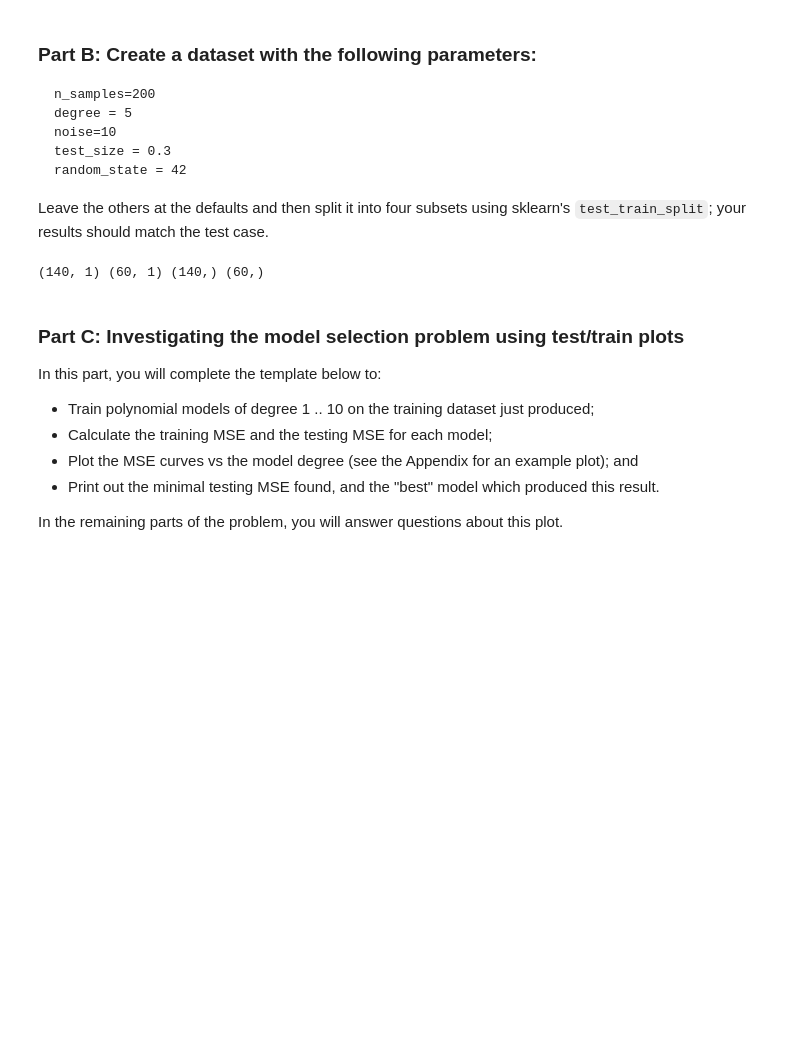
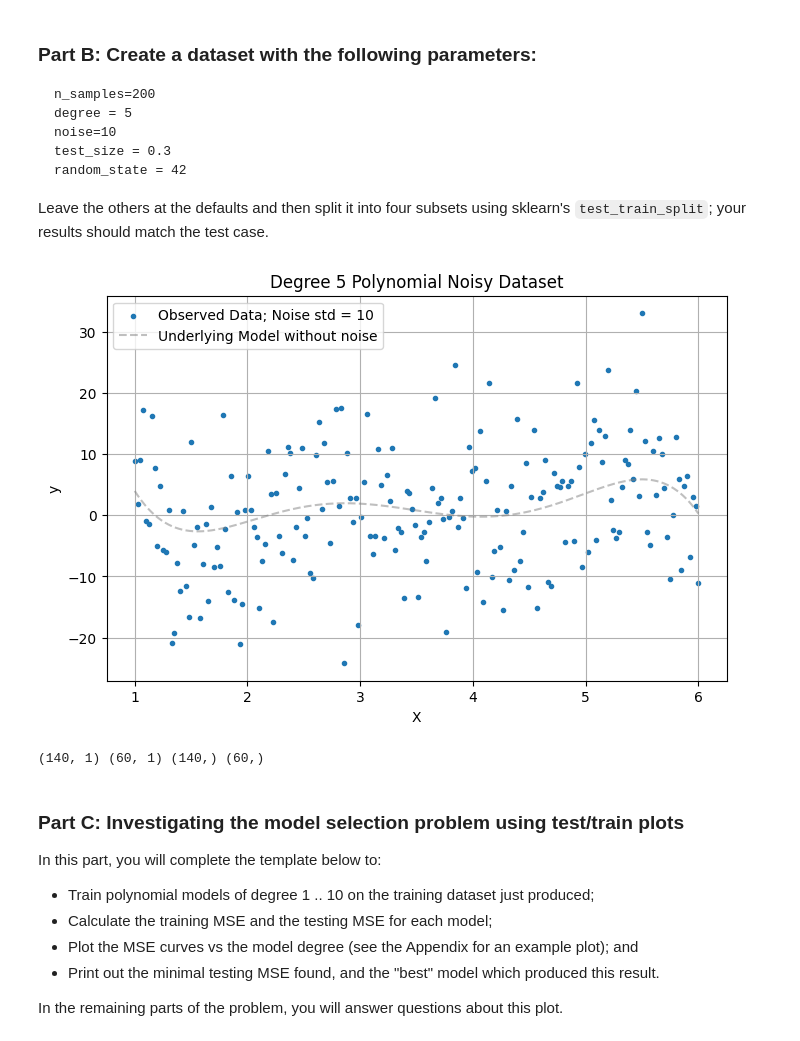
Before and after one commit to SergeyNelyapenkoBU/Module-3-Assignments, a Jupyter notebook: Homework_03.ipynb, the cells around one changed output. Drawn from its saved outputs; the diff is of its cells as text; code cells hidden in the pictures; blank space fills up the shorter version.

```diff
--- a/Homework_03.ipynb
+++ b/Homework_03.ipynb
@@ -120,16 +120,34 @@ sklearn's `test_train_split`; your results should match the test case.
 # %%
 
 # Your code here
+n_samples = 200
+degree = 5
+noise = 10
+test_size=0.3
+
+# Playing with parameters:
+# ------------------------------------------------------------------------
+# - `n_samples`:  Try 10, 20, 50, 100, 200, 500, 1000
+# - `noise`: Try 0, 5, 10, 20, 50, 100, 500, 1000
+# - `random_state`: None           (then you can try multiple times with the same parameter choices)
+# ------------------------------------------------------------------------
+# To be commented out before submission:
+# random_state = None
+# n_samples = 1000
+# noise = 100
+# end of playing with parameters block
+# ------------------------------------------------------------------------
 
 # Generate
-X, y = make_poly_model(n_samples=200, degree=5, noise=10, random_state=random_state)
+X, y = make_poly_model(n_samples=n_samples, degree=degree, noise=noise,show_data=True, random_state=random_state)
 
 # Split
-X_train, X_test, y_train, y_test = train_test_split(X, y, test_size=0.3, random_state=random_state)
+X_train, X_test, y_train, y_test = train_test_split(X, y, test_size=test_size, random_state=random_state)
 
 # Test: Should print (140, 1) (60, 1) (140,) (60,)
 print(X_train.shape, X_test.shape, y_train.shape, y_test.shape)
 # %% [output]
+[figure, added]
 (140, 1) (60, 1) (140,) (60,)
 # %% [markdown]
 ### Part C: Investigating the model selection problem using test/train plots
```
Also changed, not shown: parts of 10 cells of this notebook.
